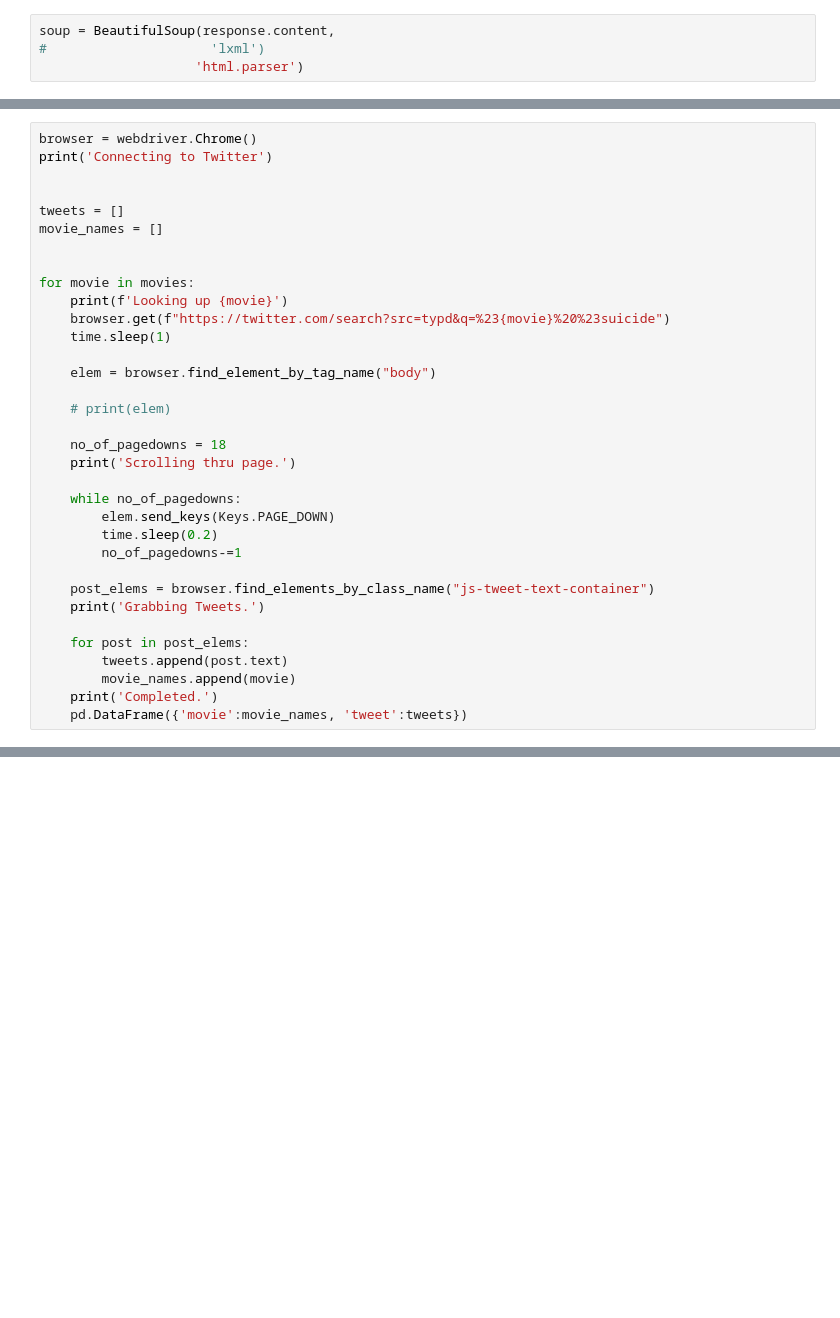
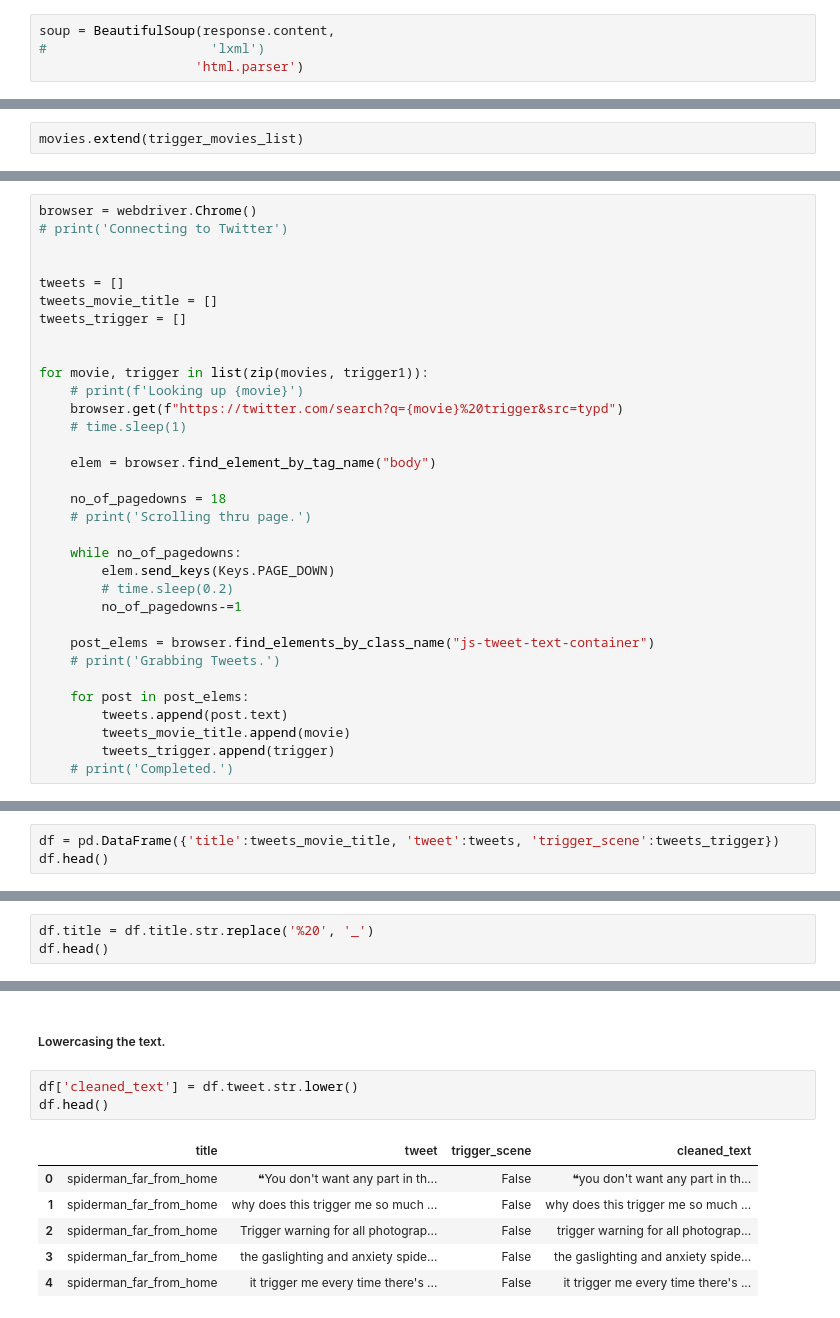
Before and after one commit to matthewzapata/twitter-trigger-warnings, a Jupyter notebook: trigger_warnings.ipynb, the cells around one changed output, grey strips where cells are left out. Cells and saved outputs as stored; diff of their text form; blank space fills up the shorter version.

```diff
--- a/trigger_warnings.ipynb
+++ b/trigger_warnings.ipynb
@@ -114,0 +157,2 @@ istheresuicideinitpostedthis
+# %%
+movies.extend(trigger_movies_list)
@@ -115,34 +161,33 @@ istheresuicideinitpostedthis
 # %%
 browser = webdriver.Chrome()
-print('Connecting to Twitter')
+# print('Connecting to Twitter')
 
 
 tweets = []
-movie_names = []
+tweets_movie_title = []
+tweets_trigger = []
 
 
-for movie in movies:
-    print(f'Looking up {movie}')
-    browser.get(f"https://twitter.com/search?src=typd&q=%23{movie}%20%23suicide")
-    time.sleep(1)
+for movie, trigger in list(zip(movies, trigger1)):
+    # print(f'Looking up {movie}')
+    browser.get(f"https://twitter.com/search?q={movie}%20trigger&src=typd")
+    # time.sleep(1)
 
     elem = browser.find_element_by_tag_name("body")
 
-    # print(elem)
-
     no_of_pagedowns = 18
-    print('Scrolling thru page.')
+    # print('Scrolling thru page.')
 
     while no_of_pagedowns:
         elem.send_keys(Keys.PAGE_DOWN)
-        time.sleep(0.2)
+        # time.sleep(0.2)
         no_of_pagedowns-=1
 
     post_elems = browser.find_elements_by_class_name("js-tweet-text-container")
-    print('Grabbing Tweets.')
+    # print('Grabbing Tweets.')
 
     for post in post_elems:
         tweets.append(post.text)
-        movie_names.append(movie)
-    print('Completed.')
-    pd.DataFrame({'movie':movie_names, 'tweet':tweets})
+        tweets_movie_title.append(movie)
+        tweets_trigger.append(trigger)
+    # print('Completed.')
@@ -169,0 +194,3 @@ from unknown error: web view not found
+# %%
+df = pd.DataFrame({'title':tweets_movie_title, 'tweet':tweets, 'trigger_scene':tweets_trigger})
+df.head()
@@ -169,0 +208,3 @@ from unknown error: web view not found
+# %%
+df.title = df.title.str.replace('%20', '_')
+df.head()
@@ -169,0 +218,12 @@ from unknown error: web view not found
+# %% [markdown]
+##### Lowercasing the text.
+# %%
+df['cleaned_text'] = df.tweet.str.lower()
+df.head()
+# %% [output]
+|  | title | tweet | trigger_scene | cleaned_text |
+| 0 | spiderman_far_from_home | ⠀⠀ ❝You don't want any part in th... | False | ⠀⠀ ❝you don't want any part in th... |
+| 1 | spiderman_far_from_home | why does this trigger me so much ... | False | why does this trigger me so much ... |
+| 2 | spiderman_far_from_home | Trigger warning for all photograp... | False | trigger warning for all photograp... |
+| 3 | spiderman_far_from_home | the gaslighting and anxiety spide... | False | the gaslighting and anxiety spide... |
+| 4 | spiderman_far_from_home | it trigger me every time there's ... | False | it trigger me every time there's ... |
```
Also changed, not shown: parts of 27 cells of this notebook.
